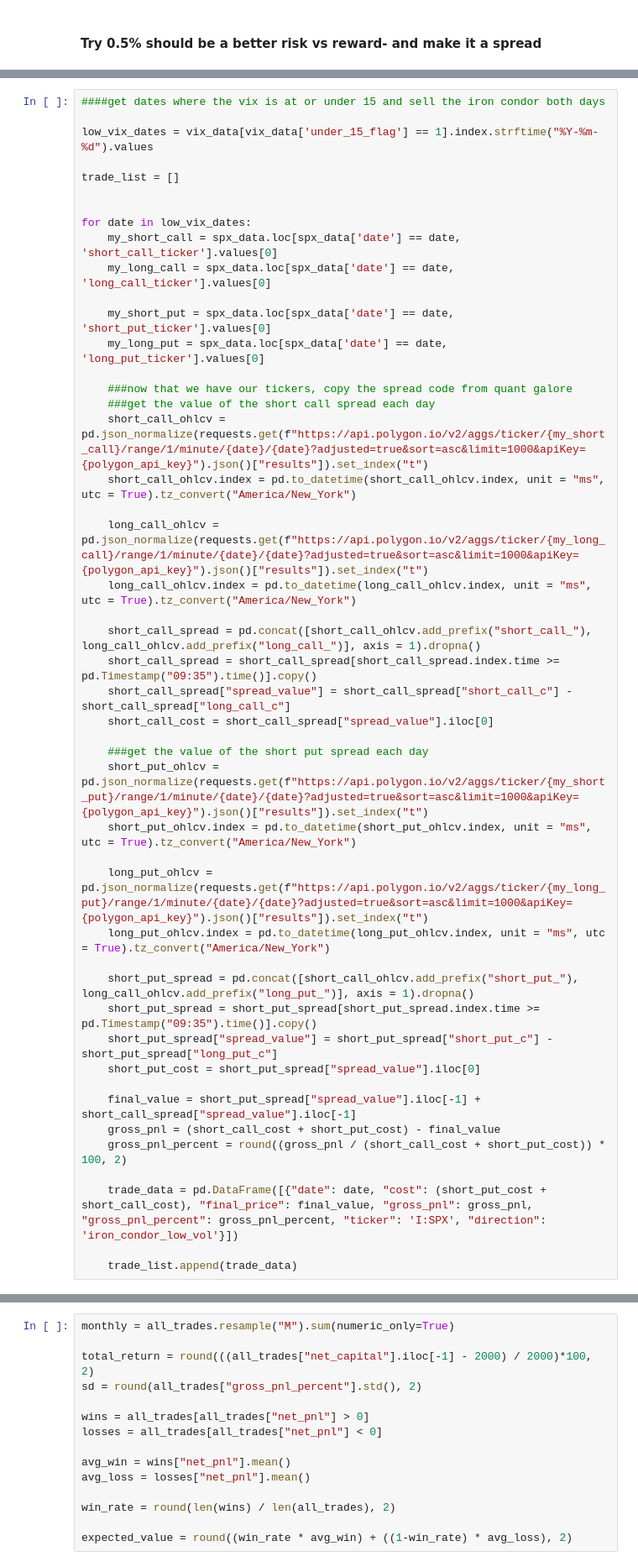
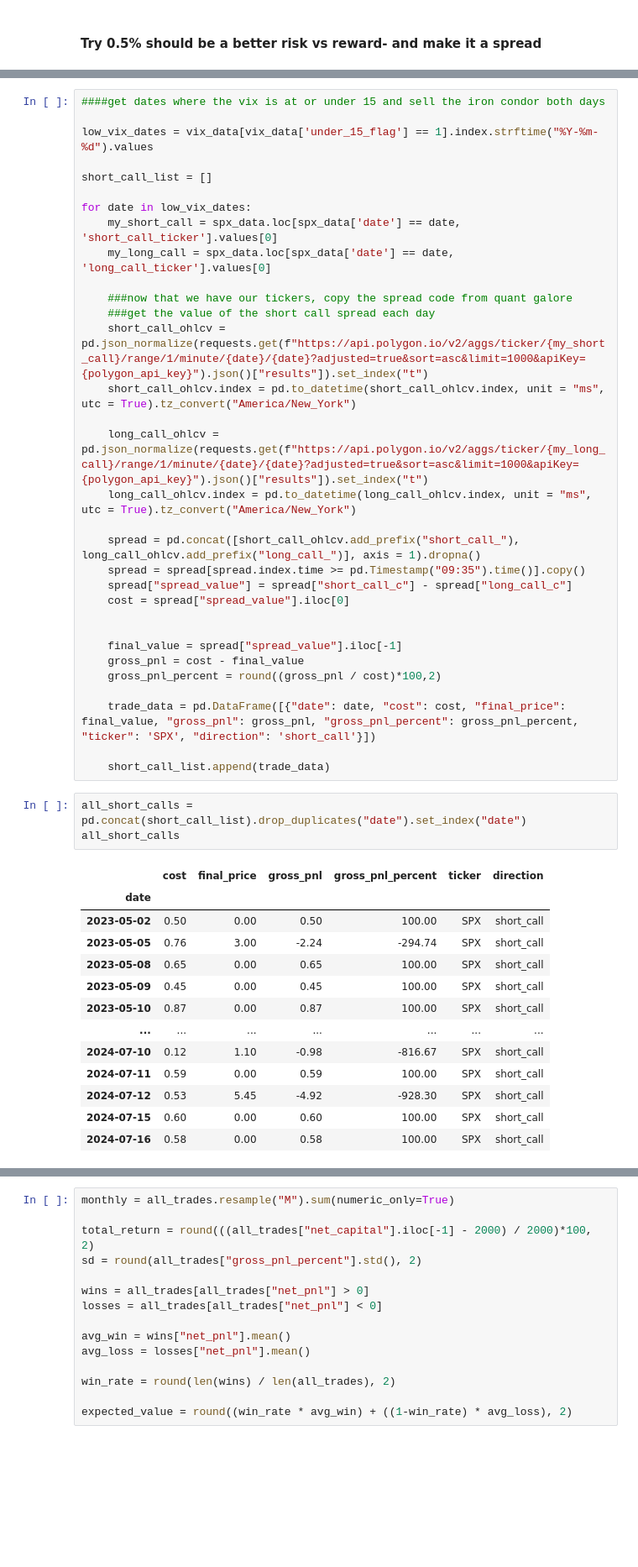
Before and after one commit to danbuchnat/finance-mess-around, a Jupyter notebook: jaijun_spx_strat.ipynb, the cells around one changed output, grey strips where cells are left out. Shown at 84% size. Saved outputs shown, nothing was run; the diff lists cells and outputs as text; blank space fills up the shorter version.

```diff
--- a/jaijun_spx_strat.ipynb
+++ b/jaijun_spx_strat.ipynb
@@ -229,15 +229,11 @@ spx_data
 
 low_vix_dates = vix_data[vix_data['under_15_flag'] == 1].index.strftime("%Y-%m-%d").values
 
-trade_list = []
-
+short_call_list = []
 
 for date in low_vix_dates:
     my_short_call = spx_data.loc[spx_data['date'] == date, 'short_call_ticker'].values[0]
     my_long_call = spx_data.loc[spx_data['date'] == date, 'long_call_ticker'].values[0]
-
-    my_short_put = spx_data.loc[spx_data['date'] == date, 'short_put_ticker'].values[0]
-    my_long_put = spx_data.loc[spx_data['date'] == date, 'long_put_ticker'].values[0]
 
     ###now that we have our tickers, copy the spread code from quant galore
     ###get the value of the short call spread each day
@@ -247,27 +243,33 @@ for date in low_vix_dates:
     long_call_ohlcv = pd.json_normalize(requests.get(f"https://api.polygon.io/v2/aggs/ticker/{my_long_call}/range/1/minute/{date}/{date}?adjusted=true&sort=asc&limit=1000&apiKey={polygon_api_key}").json()["results"]).set_index("t")
     long_call_ohlcv.index = pd.to_datetime(long_call_ohlcv.index, unit = "ms", utc = True).tz_convert("America/New_York")
 
-    short_call_spread = pd.concat([short_call_ohlcv.add_prefix("short_call_"), long_call_ohlcv.add_prefix("long_call_")], axis = 1).dropna()
-    short_call_spread = short_call_spread[short_call_spread.index.time >= pd.Timestamp("09:35").time()].copy()
-    short_call_spread["spread_value"] = short_call_spread["short_call_c"] - short_call_spread["long_call_c"]
-    short_call_cost = short_call_spread["spread_value"].iloc[0]
+    spread = pd.concat([short_call_ohlcv.add_prefix("short_call_"), long_call_ohlcv.add_prefix("long_call_")], axis = 1).dropna()
+    spread = spread[spread.index.time >= pd.Timestamp("09:35").time()].copy()
+    spread["spread_value"] = spread["short_call_c"] - spread["long_call_c"]
+    cost = spread["spread_value"].iloc[0]
 
-    ###get the value of the short put spread each day
-    short_put_ohlcv = pd.json_normalize(requests.get(f"https://api.polygon.io/v2/aggs/ticker/{my_short_put}/range/1/minute/{date}/{date}?adjusted=true&sort=asc&limit=1000&apiKey={polygon_api_key}").json()["results"]).set_index("t")
-    short_put_ohlcv.index = pd.to_datetime(short_put_ohlcv.index, unit = "ms", utc = True).tz_convert("America/New_York")
 
-    long_put_ohlcv = pd.json_normalize(requests.get(f"https://api.polygon.io/v2/aggs/ticker/{my_long_put}/range/1/minute/{date}/{date}?adjusted=true&sort=asc&limit=1000&apiKey={polygon_api_key}").json()["results"]).set_index("t")
-    long_put_ohlcv.index = pd.to_datetime(long_put_ohlcv.index, unit = "ms", utc = True).tz_convert("America/New_York")
+    final_value = spread["spread_value"].iloc[-1]
+    gross_pnl = cost - final_value
+    gross_pnl_percent = round((gross_pnl / cost)*100,2)
 
-    short_put_spread = pd.concat([short_call_ohlcv.add_prefix("short_put_"), long_call_ohlcv.add_prefix("long_put_")], axis = 1).dropna()
-    short_put_spread = short_put_spread[short_put_spread.index.time >= pd.Timestamp("09:35").time()].copy()
-    short_put_spread["spread_value"] = short_put_spread["short_put_c"] - short_put_spread["long_put_c"]
-    short_put_cost = short_put_spread["spread_value"].iloc[0]
+    trade_data = pd.DataFrame([{"date": date, "cost": cost, "final_price": final_value, "gross_pnl": gross_pnl, "gross_pnl_percent": gross_pnl_percent, "ticker": 'SPX', "direction": 'short_call'}])
 
-    final_value = short_put_spread["spread_value"].iloc[-1] + short_call_spread["spread_value"].iloc[-1]
-    gross_pnl = (short_call_cost + short_put_cost) - final_value
-    gross_pnl_percent = round((gross_pnl / (short_call_cost + short_put_cost)) * 100, 2)
-
-    trade_data = pd.DataFrame([{"date": date, "cost": (short_put_cost + short_call_cost), "final_price": final_value, "gross_pnl": gross_pnl, "gross_pnl_percent": gross_pnl_percent, "ticker": 'I:SPX', "direction": 'iron_condor_low_vol'}])
-
-    trade_list.append(trade_data)
+    short_call_list.append(trade_data)
+# %%
+all_short_calls = pd.concat(short_call_list).drop_duplicates("date").set_index("date")
+all_short_calls
+# %% [output]
+|  | cost | final_price | gross_pnl | gross_pnl_percent | ticker | direction |
+| date |  |  |  |  |  |  |
+| 2023-05-02 | 0.50 | 0.00 | 0.50 | 100.00 | SPX | short_call |
+| 2023-05-05 | 0.76 | 3.00 | -2.24 | -294.74 | SPX | short_call |
+| 2023-05-08 | 0.65 | 0.00 | 0.65 | 100.00 | SPX | short_call |
+| 2023-05-09 | 0.45 | 0.00 | 0.45 | 100.00 | SPX | short_call |
+| 2023-05-10 | 0.87 | 0.00 | 0.87 | 100.00 | SPX | short_call |
+| ... | ... | ... | ... | ... | ... | ... |
+| 2024-07-10 | 0.12 | 1.10 | -0.98 | -816.67 | SPX | short_call |
+| 2024-07-11 | 0.59 | 0.00 | 0.59 | 100.00 | SPX | short_call |
+| 2024-07-12 | 0.53 | 5.45 | -4.92 | -928.30 | SPX | short_call |
+| 2024-07-15 | 0.60 | 0.00 | 0.60 | 100.00 | SPX | short_call |
+| 2024-07-16 | 0.58 | 0.00 | 0.58 | 100.00 | SPX | short_call |
```
Also changed, not shown: parts of 16 cells of this notebook.
